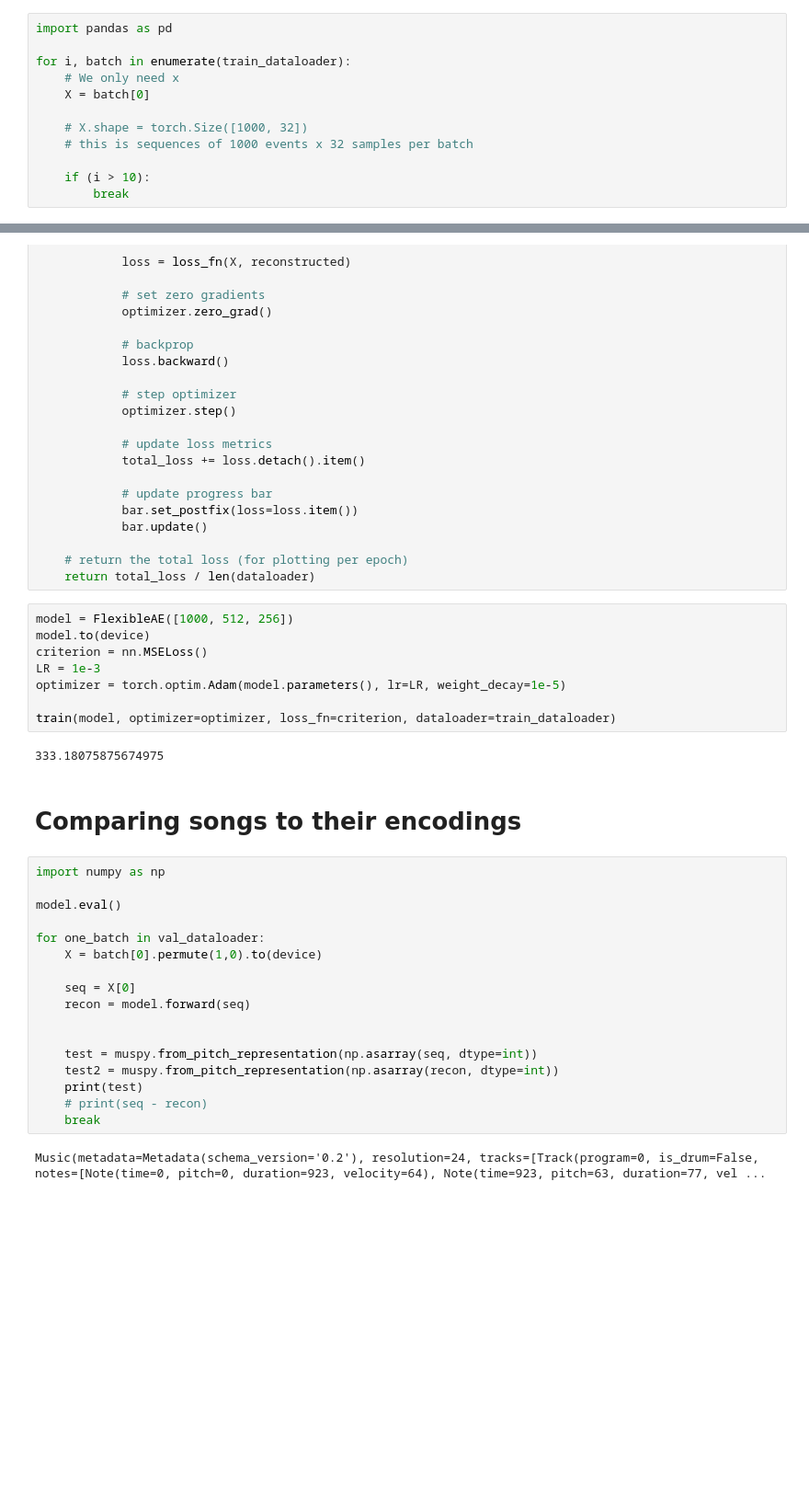
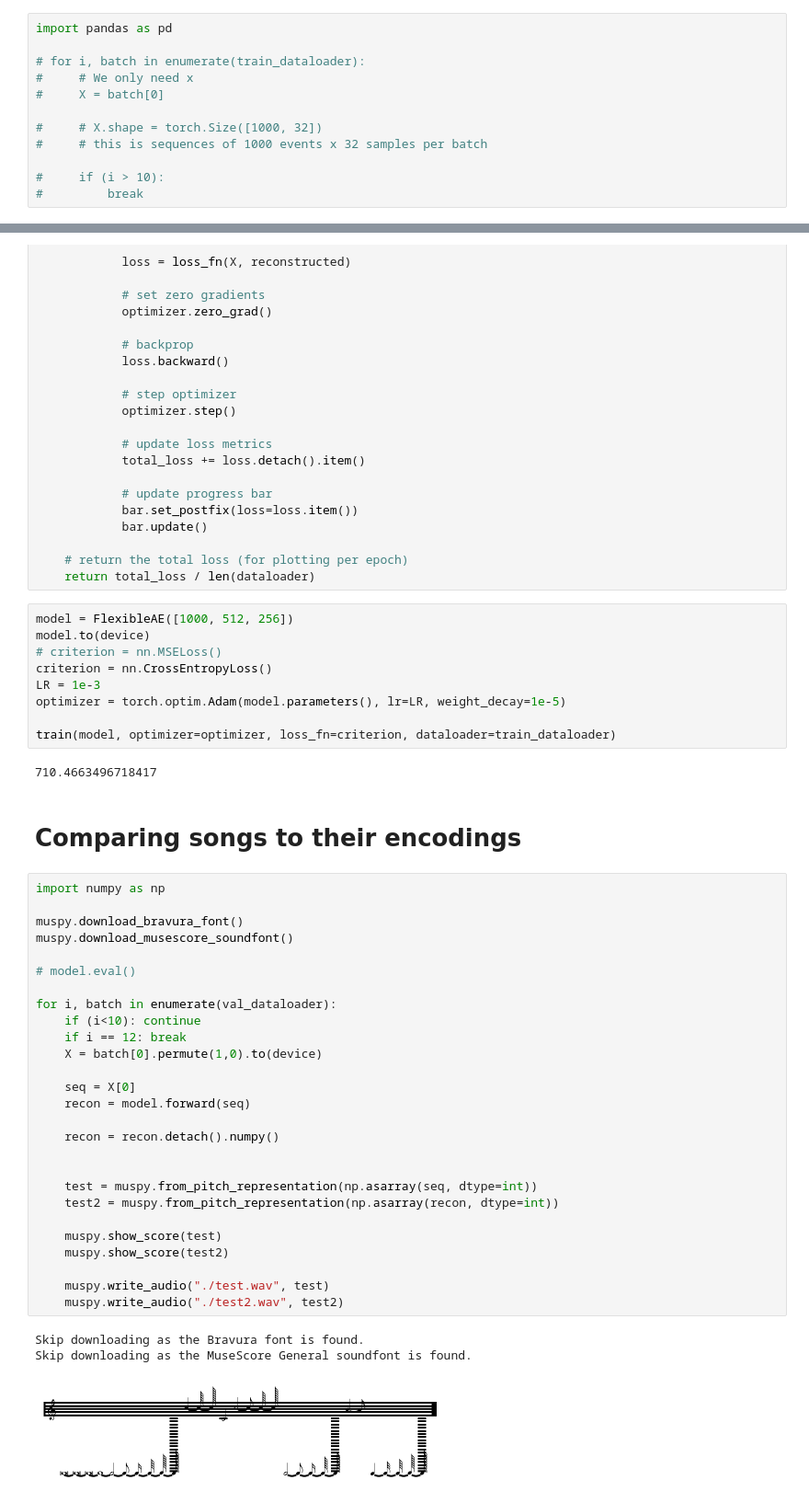
Before and after one commit to claykaufmann/cs354-final-project, a Jupyter notebook: autoencoder.ipynb, the cells around one changed output, grey strips where cells are left out. Shown at 92% size. Cells and saved outputs as stored; diff of their text form; blank space fills up the shorter version.

```diff
--- a/autoencoder.ipynb
+++ b/autoencoder.ipynb
@@ -60,12 +58,12 @@ Iterating 10 batches takes 45 seconds. This could be a bottleneck. Ignoring for
 # %%
 import pandas as pd
 
-for i, batch in enumerate(train_dataloader):
-    # We only need x
-    X = batch[0]
+# for i, batch in enumerate(train_dataloader):
+#     # We only need x
+#     X = batch[0]
 
-    # X.shape = torch.Size([1000, 32])
-    # this is sequences of 1000 events x 32 samples per batch
+#     # X.shape = torch.Size([1000, 32])
+#     # this is sequences of 1000 events x 32 samples per batch
 
-    if (i > 10):
-        break
+#     if (i > 10):
+#         break
@@ -123,31 +108,44 @@ def train(model: FlexibleAE, optimizer, loss_fn, dataloader):
 # %%
 model = FlexibleAE([1000, 512, 256])
 model.to(device)
-criterion = nn.MSELoss()
+# criterion = nn.MSELoss()
+criterion = nn.CrossEntropyLoss()
 LR = 1e-3
 optimizer = torch.optim.Adam(model.parameters(), lr=LR, weight_decay=1e-5)
 
 train(model, optimizer=optimizer, loss_fn=criterion, dataloader=train_dataloader)
 # %% [output]
-333.18075875674975
+710.4663496718417
 # %% [markdown]
 # Comparing songs to their encodings
 # %%
 import numpy as np
 
-model.eval()
+muspy.download_bravura_font()
+muspy.download_musescore_soundfont()
 
-for one_batch in val_dataloader:
+# model.eval()
+
+for i, batch in enumerate(val_dataloader):
+    if (i<10): continue
+    if i == 12: break
     X = batch[0].permute(1,0).to(device)
 
     seq = X[0]
     recon = model.forward(seq)
 
+    recon = recon.detach().numpy()
+
 
     test = muspy.from_pitch_representation(np.asarray(seq, dtype=int))
     test2 = muspy.from_pitch_representation(np.asarray(recon, dtype=int))
-    print(test)
-    # print(seq - recon)
-    break
+
+    muspy.show_score(test)
+    muspy.show_score(test2)
+
+    muspy.write_audio("./test.wav", test)
+    muspy.write_audio("./test2.wav", test2)
 # %% [output]
-Music(metadata=Metadata(schema_version='0.2'), resolution=24, tracks=[Track(program=0, is_drum=False, notes=[Note(time=0, pitch=0, duration=923, velocity=64), Note(time=923, pitch=63, duration=77, vel ...
+Skip downloading as the Bravura font is found.
+Skip downloading as the MuseScore General soundfont is found.
+[figure, added]
```
Also changed, not shown: parts of 4 cells of this notebook.
